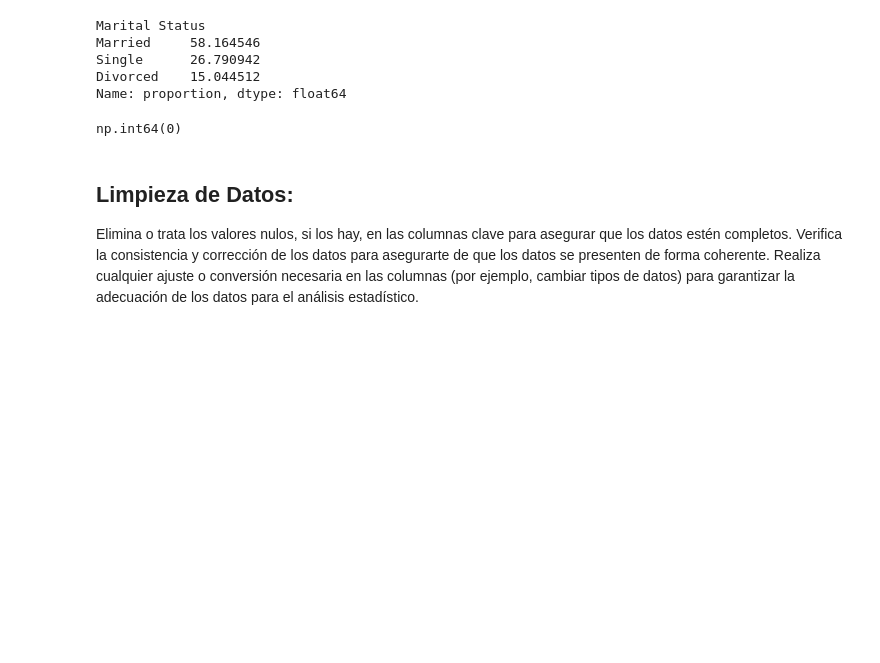
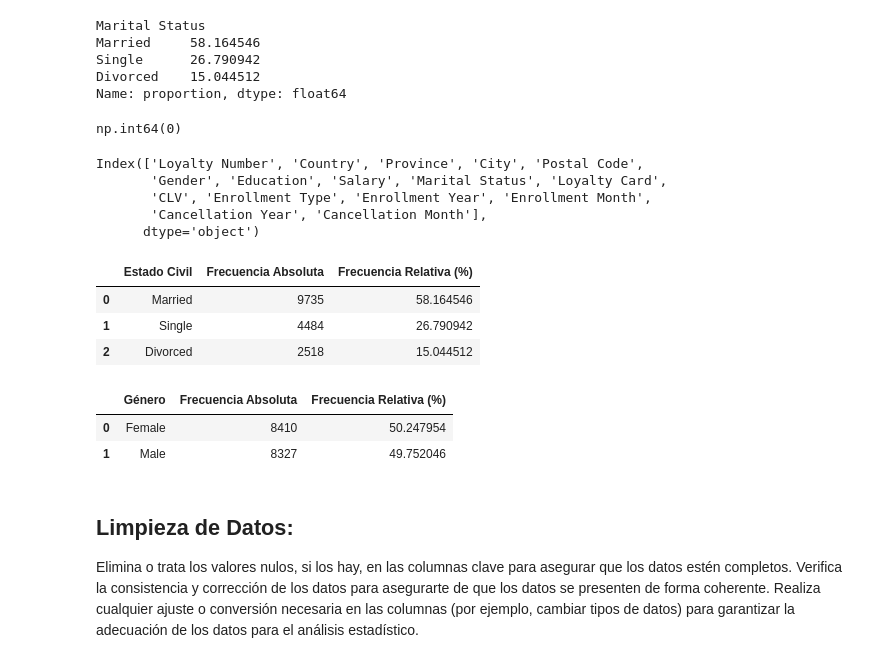
Before and after one commit to Adalab/bda-modulo-3-evaluacion-final-HanniaCorena, a Jupyter notebook: Exploracion, limpieza y visualización del CLH.ipynb, the cells around one changed output. Saved outputs shown, nothing was run; the diff lists cells and outputs as text; code cells hidden in the pictures; blank space fills up the shorter version.

Commit message:
Añadido exploracion de variables categóricas

```diff
--- a/Exploracion, limpieza y visualización del CLH.ipynb
+++ b/Exploracion, limpieza y visualización del CLH.ipynb
@@ -318,6 +302,53 @@ Name: proportion, dtype: float64
 df_clh.duplicated().sum()
 # %% [output]
 np.int64(0)
+# %%
+df_clh.columns
+# %% [output]
+Index(['Loyalty Number', 'Country', 'Province', 'City', 'Postal Code',
+       'Gender', 'Education', 'Salary', 'Marital Status', 'Loyalty Card',
+       'CLV', 'Enrollment Type', 'Enrollment Year', 'Enrollment Month',
+       'Cancellation Year', 'Cancellation Month'],
+      dtype='object')
+# %%
+# exploracion para variables categoricas: frecuencia absoluta y relativa
+frecuencia_absoluta = df_clh['Marital Status'].value_counts()
+
+# calculamos la tabla de frecuencia relativa incluyendo el parámetro "normalize" para que nos lo convierta en tanto por 1.
+frecuencia_relativa = df_clh['Marital Status'].value_counts(normalize=True) * 100
+
+# creamos un DataFrame para mostrar ambas tablas
+tabla_frecuencias = pd.DataFrame({
+    'Estado Civil': frecuencia_absoluta.index,
+    'Frecuencia Absoluta': frecuencia_absoluta.values,
+    'Frecuencia Relativa (%)': frecuencia_relativa.values
+})
+# vemos la tabla de frecuencias
+tabla_frecuencias
+# %% [output]
+|  | Estado Civil | Frecuencia Absoluta | Frecuencia Relativa (%) |
+| 0 | Married | 9735 | 58.164546 |
+| 1 | Single | 4484 | 26.790942 |
+| 2 | Divorced | 2518 | 15.044512 |
+# %%
+# exploracion para variables categoricas: frecuencia absoluta y relativa
+frecuencia_absoluta = df_clh['Gender'].value_counts()
+
+# calculamos la tabla de frecuencia relativa incluyendo el parámetro "normalize" para que nos lo convierta en tanto por 1.
+frecuencia_relativa = df_clh['Gender'].value_counts(normalize=True) * 100
+
+# creamos un DataFrame para mostrar ambas tablas
+tabla_frecuencias = pd.DataFrame({
+    'Género': frecuencia_absoluta.index,
+    'Frecuencia Absoluta': frecuencia_absoluta.values,
+    'Frecuencia Relativa (%)': frecuencia_relativa.values
+})
+# vemos la tabla de frecuencias
+tabla_frecuencias
+# %% [output]
+|  | Género | Frecuencia Absoluta | Frecuencia Relativa (%) |
+| 0 | Female | 8410 | 50.247954 |
+| 1 | Male | 8327 | 49.752046 |
 # %% [markdown]
 ## Limpieza de Datos:
 
```
Also changed, not shown: parts of 21 cells of this notebook.
